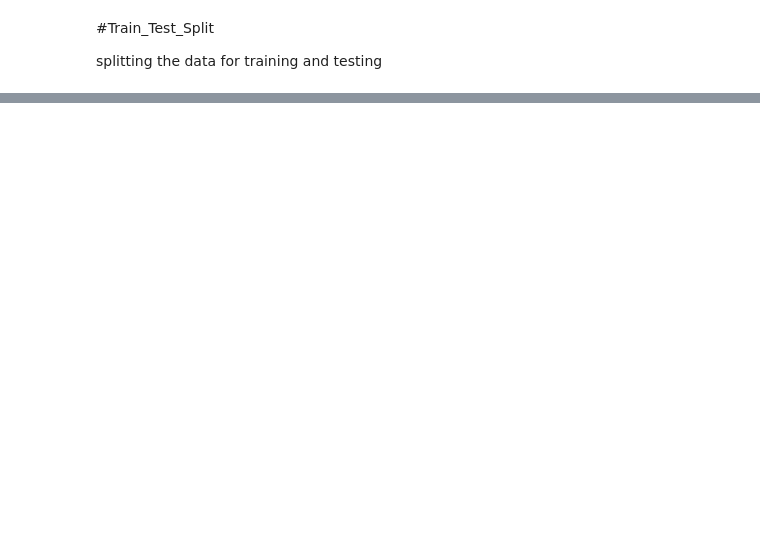
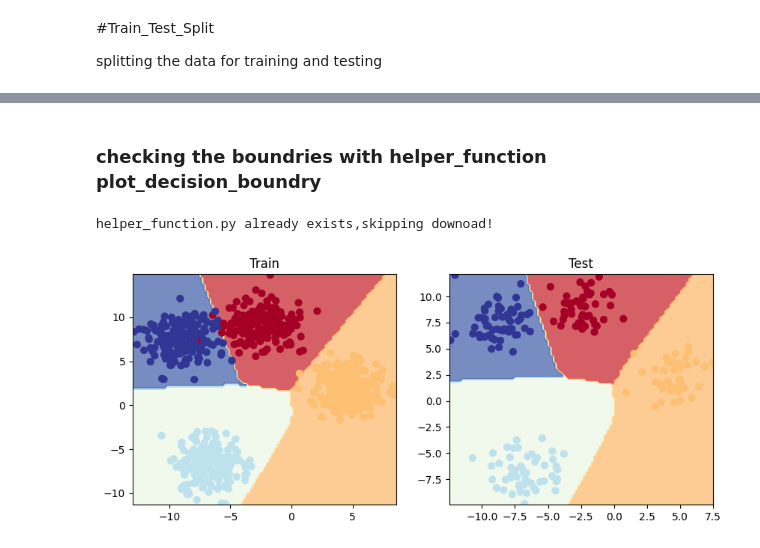
Before and after one commit to Nouman-wisal/pytorch, a Jupyter notebook: 02_1_Multi_class_classification_Neurel_Netwroks.ipynb, the cells around one changed output, grey strips where cells are left out. Cells and saved outputs as stored; diff of their text form; code cells hidden in the pictures; blank space fills up the shorter version.

Commit message:
Model  SUCCESSFULLY  Trained & Tested & Completed!

```diff
--- a/02_1_Multi_class_classification_Neurel_Netwroks.ipynb
+++ b/02_1_Multi_class_classification_Neurel_Netwroks.ipynb
@@ -71,0 +106,9 @@ x_train, x_test, y_train, y_test= train_test_split(X,y, test_size=0.2, random_st
+# %%
+
+                                                                   # Model Instance
+
+model_4= BlobMOdelV1(input=2, output=4, hidden_units=8).to(device)
+
+model_4, next(model_4.parameters()).device
+
+# print(model_4.state_dict())
@@ -71,0 +155,13 @@ x_train, x_test, y_train, y_test= train_test_split(X,y, test_size=0.2, random_st
+# %%
+# first
+x_train, y_train= x_train.to(device), y_train.to(device)
+x_test, y_test=   x_test.to(device),  y_test.to(device)
+
+              # now try preds for fyi
+model_4.eval()
+with torch.inference_mode():
+  y_logitss= model_4(x_test)
+
+y_predss= torch.softmax(y_logitss, dim=1).argmax(dim=1)
+
+y_predss
@@ -71,0 +309,34 @@ x_train, x_test, y_train, y_test= train_test_split(X,y, test_size=0.2, random_st
+# %% [markdown]
+### checking the boundries with helper_function plot_decision_boundry
+# %%
+import requests
+from pathlib import Path
+
+if Path('helper_function.py').is_file():
+  print('helper_function.py already exists,skipping downoad!')
+else:
+  print('downloading helper_function.py')
+  request= requests.get('https://raw.githubusercontent.com/mrdbourke/pytorch-deep-learning/main/helper_functions.py')
+
+  with open('helper_function.py', 'wb') as f:
+    f.write(request.content)
+
+from helper_function import plot_decision_boundary
+# %% [output]
+helper_function.py already exists,skipping downoad!
+# %%
+plt.figure(figsize=(10,4))
+
+plt.subplot(1,2,1)
+plt.title('Train')
+plot_decision_boundary(model_4, x_train, y_train)
+
+plt.subplot(1,2,2)
+plt.title('Test')
+plot_decision_boundary(model_4, x_test, y_test)
+
+                                  #               ----------- IMPORTANT -----------
+
+#                                               Model SUCCESSFULLY Trained & Tested & Completed!
+# %% [output]
+[figure, added]
```
Also changed, not shown: parts of 17 cells of this notebook.
